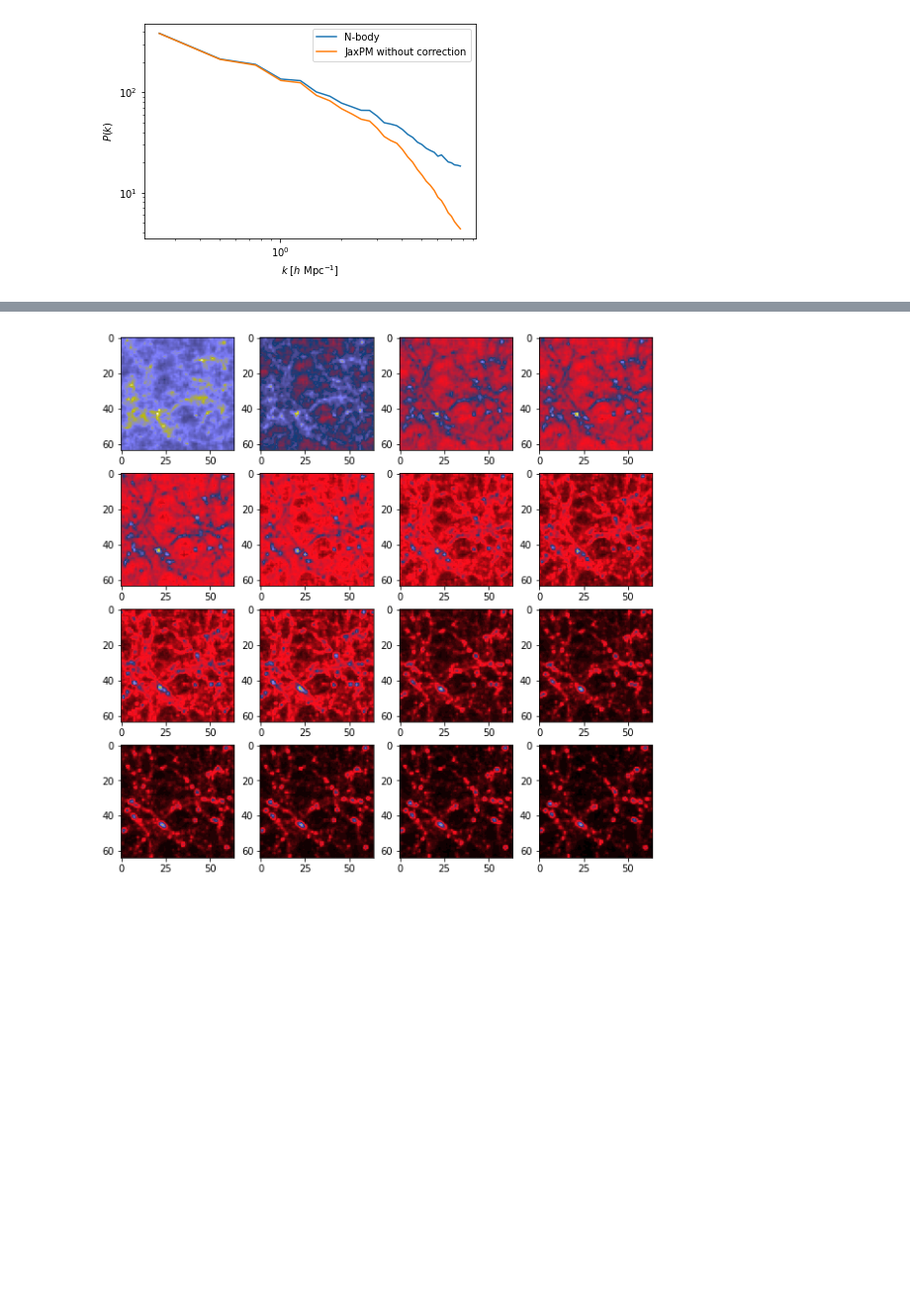
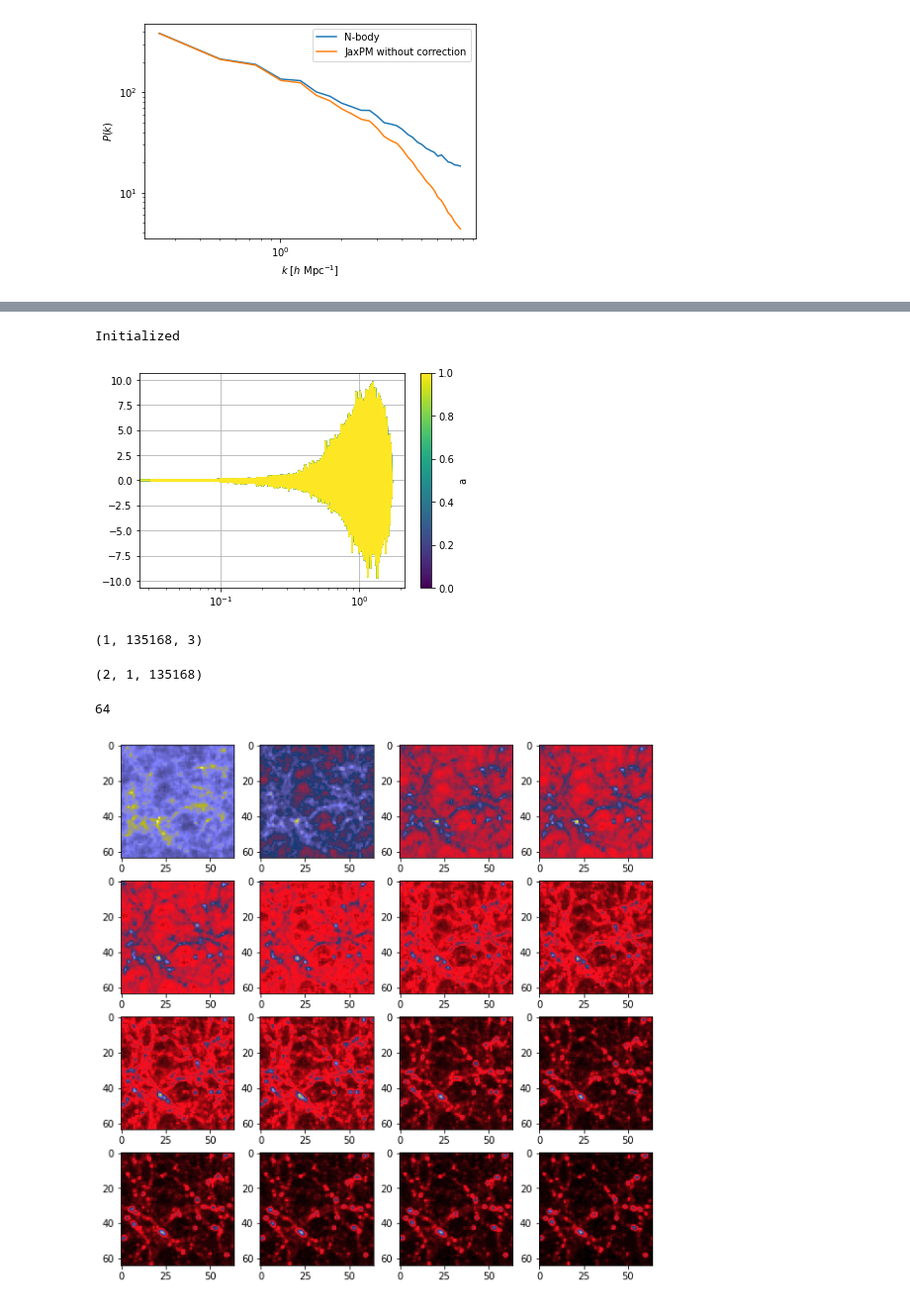
Before and after one commit to GeoMarX/Internship, a Jupyter notebook: VelPos copy.ipynb, the cells around one changed output, grey strips where cells are left out. Shown at 99% size. Cells and saved outputs as stored; diff of their text form; code cells hidden in the pictures; blank space fills up the shorter version.

```diff
--- a/VelPos copy.ipynb
+++ b/VelPos copy.ipynb
@@ -234,0 +272,17 @@ plot(losses)
+# %%
+col = cm.viridis(np.linspace(0.,1.0,len(scales[::2])))
+
+mod=model.apply(params, kk)
+mod=mod.reshape(64*64*33)
+kk=kk.reshape(64*64*33)
+for i, a in enumerate(scales[::2]):
+        semilogx(kk, mod , color=col[i])
+
+sm = plt.cm.ScalarMappable(cmap="viridis", norm=plt.Normalize(vmin=0., vmax=1))
+plt.colorbar(sm, label='a')
+
+# xlim(kk[0], sqrt(3))
+grid()
+# %% [output]
+Initialized
+[figure, added]
@@ -235,3 +293,27 @@ plot(losses)
+# %%
+spectrum.shape
+# %% [output]
+(1, 135168, 3)
+# %%
+ X = np.array(s)
+ X.shape
+# %% [output]
+(2, 1, 135168)
+# %%
+kvec = fftk(mesh_shape)
+
+delta = cic_paint(jnp.zeros(mesh_shape), pos)
+
+delta_k = jnp.fft.rfftn(delta)
+
+# Computes gravitational potential
+pot_k = delta_k * laplace_kernel(kvec) * longrange_kernel(kvec, r_split=0)
+
+# Apply a correction filter
+kk = jnp.sqrt(sum((ki/pi)**2 for ki in kvec))
+len(kk)
+# %% [output]
+64
 # %%
 res = odeint(neural_nbody_ode, [poss[0], vels[0]], jnp.array(scales), cosmo, params, rtol=1e-5, atol=1e-5)
 # %%
```
Also changed, not shown: parts of 9 cells of this notebook.
